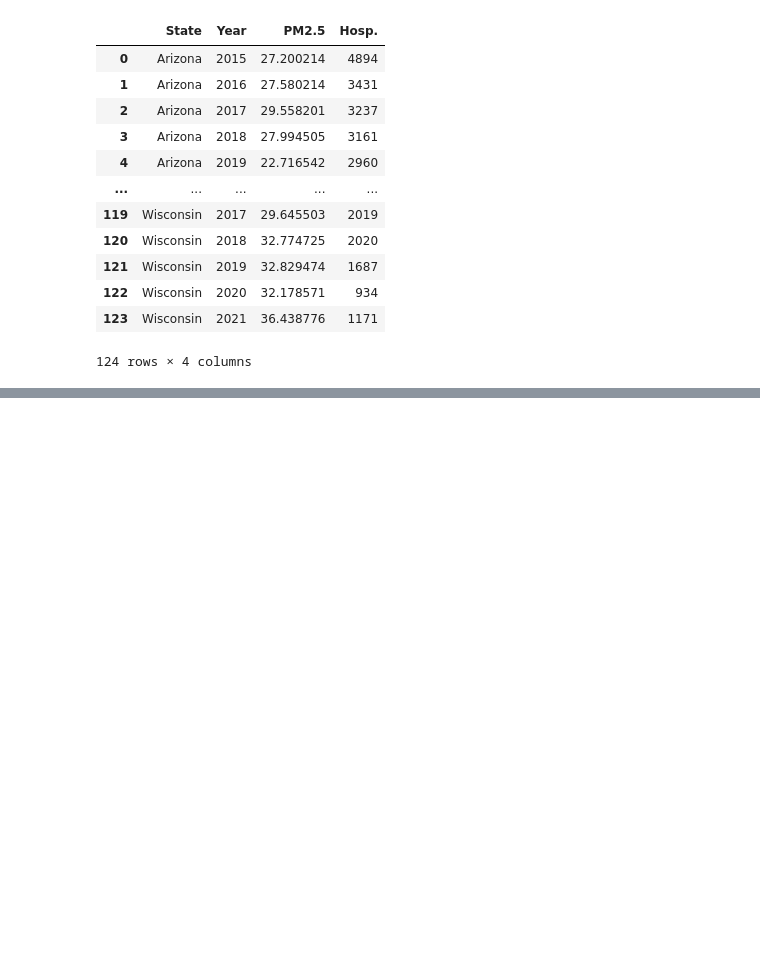
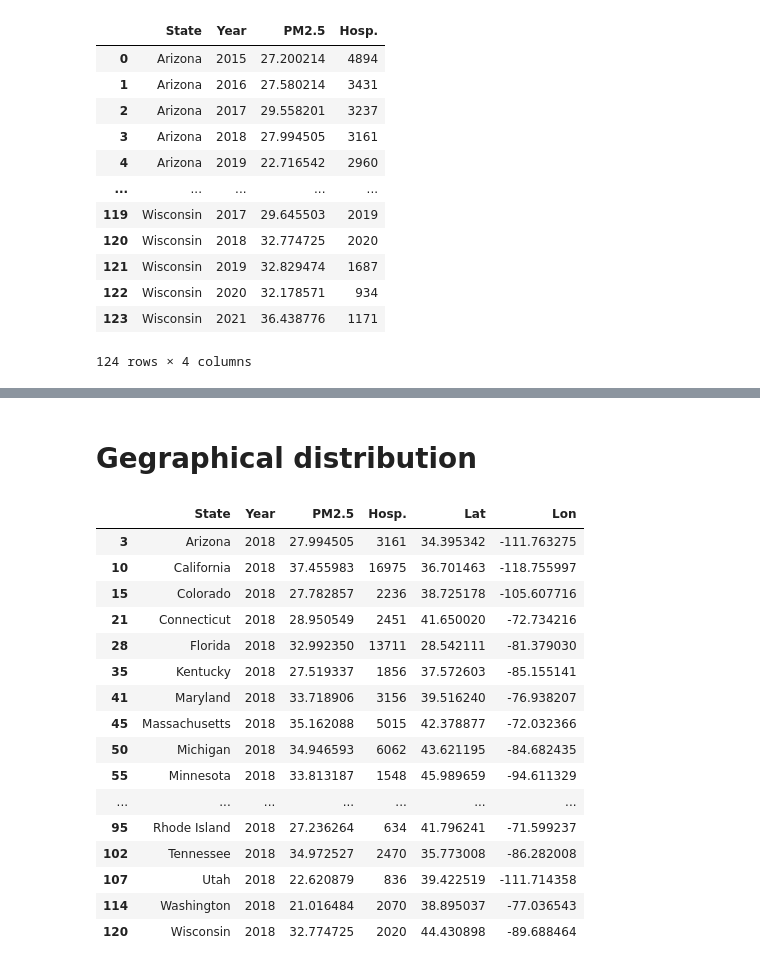
Before and after one commit to benoitchamot/AirQuality_and_Happiness, a Jupyter notebook: Analysis_AirQuality_and_Hospitalisations_in_US.ipynb, the cells around one changed output, grey strips where cells are left out. Cells and saved outputs as stored; diff of their text form; code cells hidden in the pictures; blank space fills up the shorter version.

Commit message:
Adding a geographical analysis with geoviews of hospitalisation in the US Add image of US map in Images directory

```diff
--- a/Analysis_AirQuality_and_Hospitalisations_in_US.ipynb
+++ b/Analysis_AirQuality_and_Hospitalisations_in_US.ipynb
@@ -99,0 +132,50 @@ plt.savefig('Images/PM25_and_Hospitalisation_US.png')
+# %% [markdown]
+# Gegraphical distribution
+# %%
+# Looking at the data for 2018 only
+airqual_hospital_2018_df = airqual_hospital_df.loc[airqual_hospital_df['Year']==2018,:]
+
+api_key_geoapify = "3e6b7a95186641578daf1560c0021977"
+
+# Dependencies
+import requests
+
+# Build the endpoint URL
+base_url = f"https://api.geoapify.com/v1/geocode/search?"
+
+params = {
+    "apiKey":api_key_geoapify,
+    "format":"json",
+}
+
+# Iterate through the types_df DataFrame
+for index, row in airqual_hospital_2018_df.iterrows():
+
+    # Add the state name as the search text
+    params["text"] = airqual_hospital_2018_df.loc[index,'State']
+
+    # Run request
+    response = requests.get(base_url,params=params).json()
+
+    airqual_hospital_2018_df.loc[index,'Lat'] = response['results'][0]['lat']
+    airqual_hospital_2018_df.loc[index,'Lon'] = response['results'][0]['lon']
+
+airqual_hospital_2018_df
+# %% [output]
+|  | State | Year | PM2.5 | Hosp. | Lat | Lon |
+| 3 | Arizona | 2018 | 27.994505 | 3161 | 34.395342 | -111.763275 |
+| 10 | California | 2018 | 37.455983 | 16975 | 36.701463 | -118.755997 |
+| 15 | Colorado | 2018 | 27.782857 | 2236 | 38.725178 | -105.607716 |
+| 21 | Connecticut | 2018 | 28.950549 | 2451 | 41.650020 | -72.734216 |
+| 28 | Florida | 2018 | 32.992350 | 13711 | 28.542111 | -81.379030 |
+| 35 | Kentucky | 2018 | 27.519337 | 1856 | 37.572603 | -85.155141 |
+| 41 | Maryland | 2018 | 33.718906 | 3156 | 39.516240 | -76.938207 |
+| 45 | Massachusetts | 2018 | 35.162088 | 5015 | 42.378877 | -72.032366 |
+| 50 | Michigan | 2018 | 34.946593 | 6062 | 43.621195 | -84.682435 |
+| 55 | Minnesota | 2018 | 33.813187 | 1548 | 45.989659 | -94.611329 |
+| ... | ... | ... | ... | ... | ... | ... |
+| 95 | Rhode Island | 2018 | 27.236264 | 634 | 41.796241 | -71.599237 |
+| 102 | Tennessee | 2018 | 34.972527 | 2470 | 35.773008 | -86.282008 |
+| 107 | Utah | 2018 | 22.620879 | 836 | 39.422519 | -111.714358 |
+| 114 | Washington | 2018 | 21.016484 | 2070 | 38.895037 | -77.036543 |
+| 120 | Wisconsin | 2018 | 32.774725 | 2020 | 44.430898 | -89.688464 |
```
Also changed, not shown: parts of 17 cells of this notebook, 2 other files.
